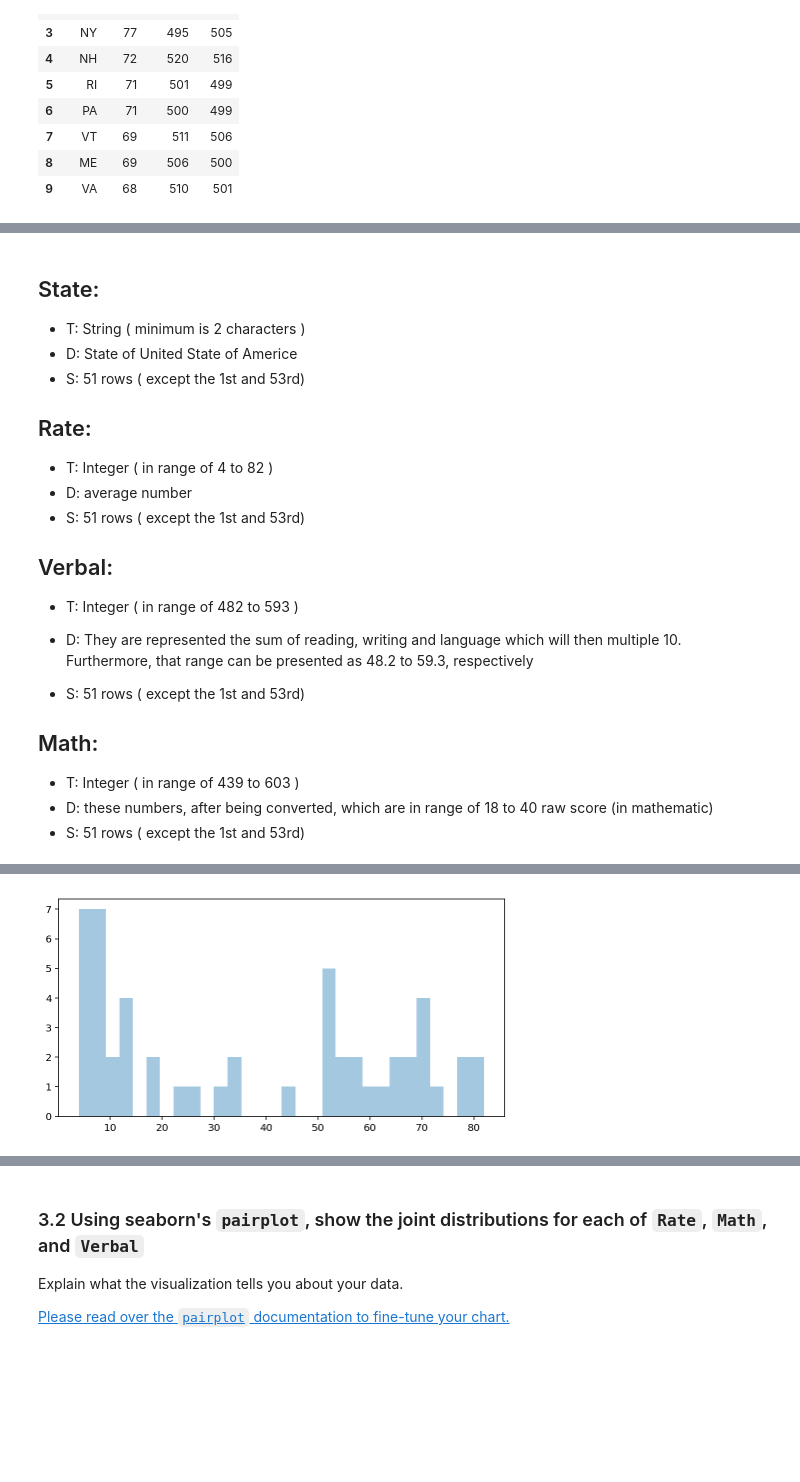
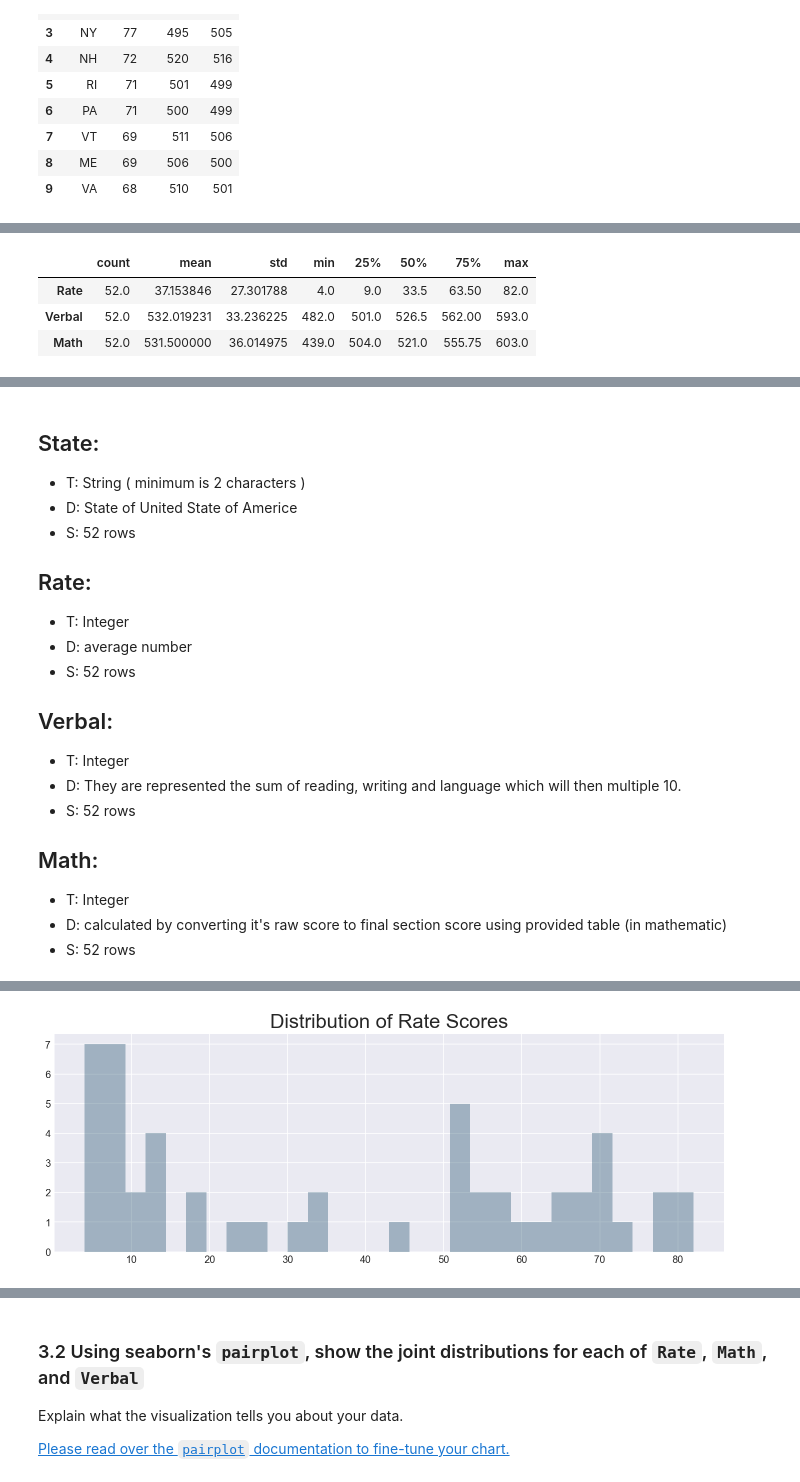
Before and after one commit to sealbamboo/DSme, a Jupyter notebook: Pro2/project-02-Shayne.ipynb, the cells around one changed output, grey strips where cells are left out. Drawn from its saved outputs; the diff is of its cells as text; code cells hidden in the pictures; blank space fills up the shorter version.

```diff
--- a/Pro2/project-02-Shayne.ipynb
+++ b/Pro2/project-02-Shayne.ipynb
@@ -186,3 +129,11 @@ df_sat_score.describe().T
+# %%
+# Describe sat score.
+df_sat_score.describe().T
+# %% [output]
+|  | count | mean | std | min | 25% | 50% | 75% | max |
+| Rate | 52.0 | 37.153846 | 27.301788 | 4.0 | 9.0 | 33.5 | 63.50 | 82.0 |
+| Verbal | 52.0 | 532.019231 | 33.236225 | 482.0 | 501.0 | 526.5 | 562.00 | 593.0 |
+| Math | 52.0 | 531.500000 | 36.014975 | 439.0 | 504.0 | 521.0 | 555.75 | 603.0 |
 # %% [markdown]
 <img src="http://imgur.com/l5NasQj.png" style="float: left; margin: 25px 15px 0px 0px; height: 25px">
 
@@ -195,24 +148,22 @@ A data dictionary is an object that describes your data. This should contain the
 ## State:
 - T: String ( minimum is 2 characters )
 - D: State of United State of Americe
-- S: 51 rows ( except the 1st and 53rd)
+- S: 52 rows
 
 ## Rate:
-- T: Integer ( in range of 4 to 82 )
+- T: Integer
 - D: average number
-- S: 51 rows ( except the 1st and 53rd)
+- S: 52 rows
 
 ## Verbal:
-- T: Integer ( in range of 482 to 593 )
+- T: Integer
 - D: They are represented the sum of reading, writing and language which will then multiple 10.
-     Furthermore, that range can be presented as 48.2 to 59.3, respectively
-
-- S: 51 rows ( except the 1st and 53rd)
+- S: 52 rows
 
 ## Math:
-- T: Integer ( in range of 439 to 603 )
-- D: these numbers, after being converted, which are in range of 18 to 40 raw score (in mathematic)
-- S: 51 rows ( except the 1st and 53rd)
+- T: Integer
+- D: calculated by converting it's raw score to final section score using provided table (in mathematic)
+- S: 52 rows
 # %% [markdown]
 <img src="http://imgur.com/l5NasQj.png" style="float: left; margin: 25px 15px 0px 0px; height: 25px">
 
@@ -227,18 +178,18 @@ Set the keyword argument `kde=False`. This way you can actually see the counts w
 [Please read over the `distplot` documentation to learn about the arguments and fine-tune your chart if you want.](https://stanford.edu/~mwaskom/software/seaborn/generated/seaborn.distplot.html#seaborn.distplot)
 # %%
 # Add matplotlib & seaborn to project
-import matplotlib.pyplot as plt
-import seaborn as sns
+sns.set_style('darkgrid')
 
 ss_rate = df_sat_score.Rate.values
 
-fig = plt.figure(figsize=(8,4))
+fig = plt.figure(figsize=(12,4))
 ax = fig.gca()
 
 ax = sns.distplot(ss_rate,bins=30,kde=False);
+ax.set_title("Distribution of Rate Scores", fontsize=20)
 plt.show()
 # %% [output]
-[figure, old version]
+[figure, new version]
 # %%
 ss_math = df_sat_score.Math.values
 
```
Also changed, not shown: parts of 51 cells of this notebook, 5 other files.
